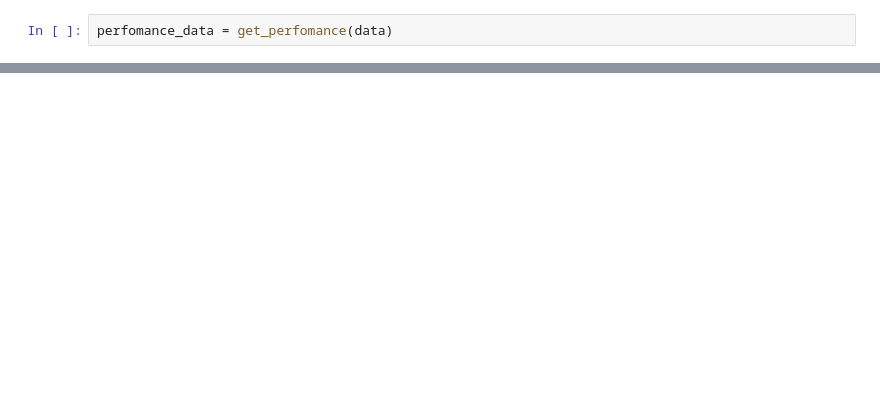
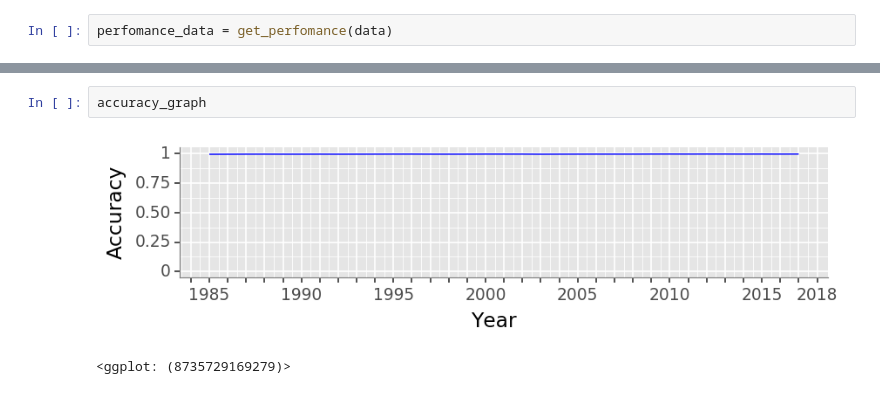
Before and after one commit to TerrasAppSolutions/urban-mapbiomas, a Jupyter notebook: analyze/analyse_precision_recall_col4.ipynb, the cells around one changed output, grey strips where cells are left out. Saved outputs shown, nothing was run; the diff lists cells and outputs as text; blank space fills up the shorter version.

```diff
--- a/analyze/analyse_precision_recall_col4.ipynb
+++ b/analyze/analyse_precision_recall_col4.ipynb
@@ -26,2 +47,7 @@ recall_graph
+# %%
+accuracy_graph
+# %% [output]
+[figure, added]
+<ggplot: (8735729169279)>
 # %%
 bal_accuracy_graph
```
Also changed, not shown: parts of 7 cells of this notebook.
